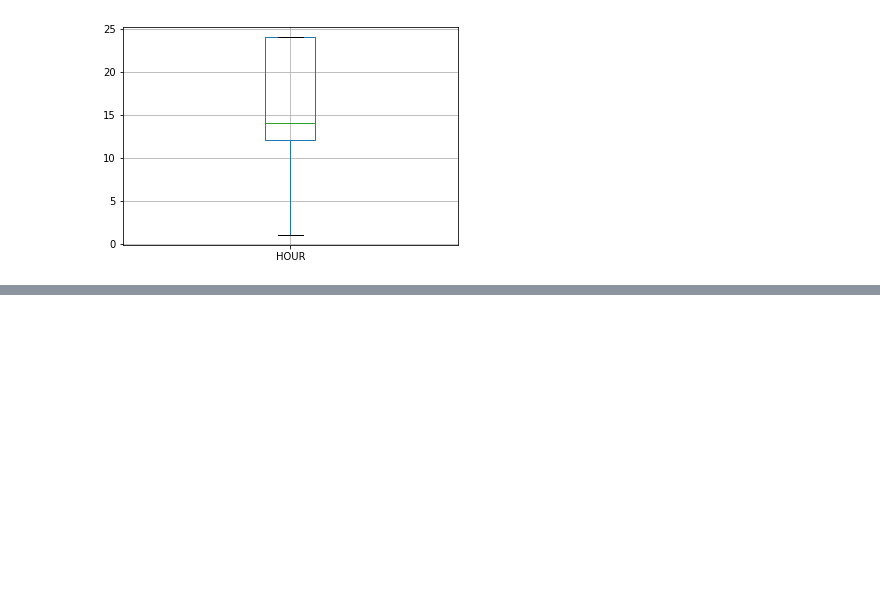
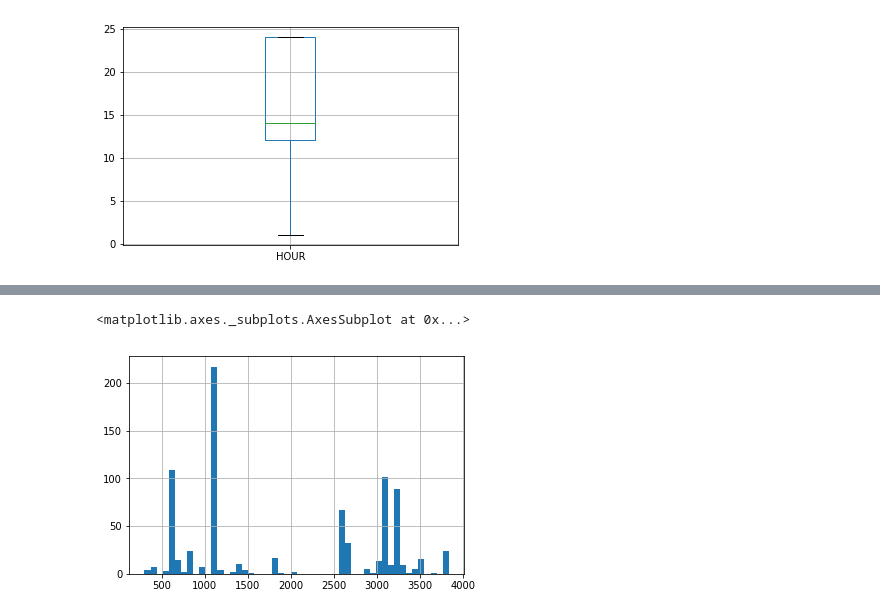
Before and after one commit to hzho517/testlab2, a Jupyter notebook: Test2.ipynb, the cells around one changed output, grey strips where cells are left out. Cells and saved outputs as stored; diff of their text form; code cells hidden in the pictures; blank space fills up the shorter version.

```diff
--- a/Test2.ipynb
+++ b/Test2.ipynb
@@ -106,0 +117,5 @@ df1.boxplot(column='HOUR')
+# %%
+df1['OFFENSECODE'].hist(bins=50)
+# %% [output]
+<matplotlib.axes._subplots.AxesSubplot at 0x...>
+[figure, added]
```
Also changed, not shown: parts of 21 cells of this notebook.
